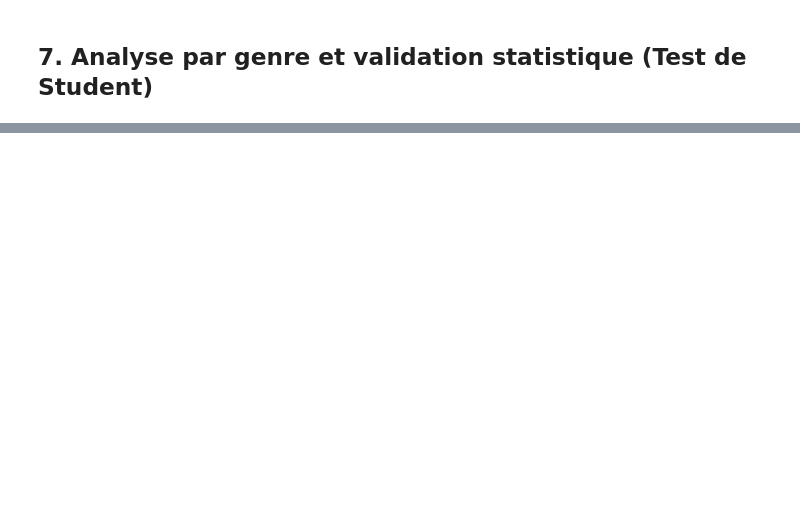
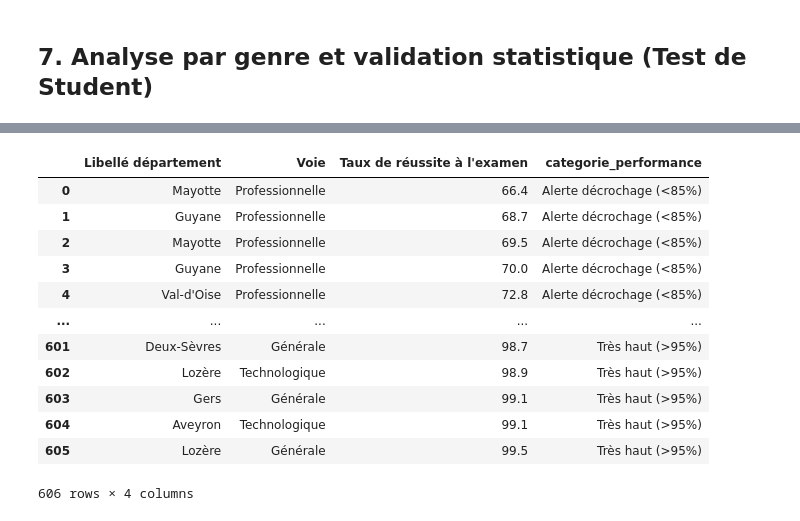
Before and after one commit to WarletAnthony/Analyse-du-taux-de-reussite-au-Baccalaureat, a Jupyter notebook: analyse_baccalaureat_departement.ipynb, the cells around one changed output, grey strips where cells are left out. Saved outputs shown, nothing was run; the diff lists cells and outputs as text; code cells hidden in the pictures; blank space fills up the shorter version.

```diff
--- a/analyse_baccalaureat_departement.ipynb
+++ b/analyse_baccalaureat_departement.ipynb
@@ -153,0 +287,32 @@ else:
+# %%
+import duckdb
+
+classement_departements = duckdb.query("""
+SELECT
+    "Libellé département",
+    "Voie",
+    "Taux de réussite à l'examen",
+    CASE
+        WHEN "Taux de réussite à l'examen" >= 95 THEN 'Très haut (>95%)'
+        WHEN "Taux de réussite à l'examen" >= 85 THEN 'Standard (85-95%)'
+        ELSE 'Alerte décrochage (<85%)'
+    END AS categorie_performance
+FROM df
+WHERE "Session" = 2024
+ORDER BY "Taux de réussite à l'examen" ASC;""").to_df()
+
+classement_departements
+# %% [output]
+|  | Libellé département | Voie | Taux de réussite à l'examen | categorie_performance |
+| 0 | Mayotte | Professionnelle | 66.4 | Alerte décrochage (<85%) |
+| 1 | Guyane | Professionnelle | 68.7 | Alerte décrochage (<85%) |
+| 2 | Mayotte | Professionnelle | 69.5 | Alerte décrochage (<85%) |
+| 3 | Guyane | Professionnelle | 70.0 | Alerte décrochage (<85%) |
+| 4 | Val-d'Oise | Professionnelle | 72.8 | Alerte décrochage (<85%) |
+| ... | ... | ... | ... | ... |
+| 601 | Deux-Sèvres | Générale | 98.7 | Très haut (>95%) |
+| 602 | Lozère | Technologique | 98.9 | Très haut (>95%) |
+| 603 | Gers | Générale | 99.1 | Très haut (>95%) |
+| 604 | Aveyron | Technologique | 99.1 | Très haut (>95%) |
+| 605 | Lozère | Générale | 99.5 | Très haut (>95%) |
+606 rows × 4 columns
```
Also changed, not shown: parts of 15 cells of this notebook.
